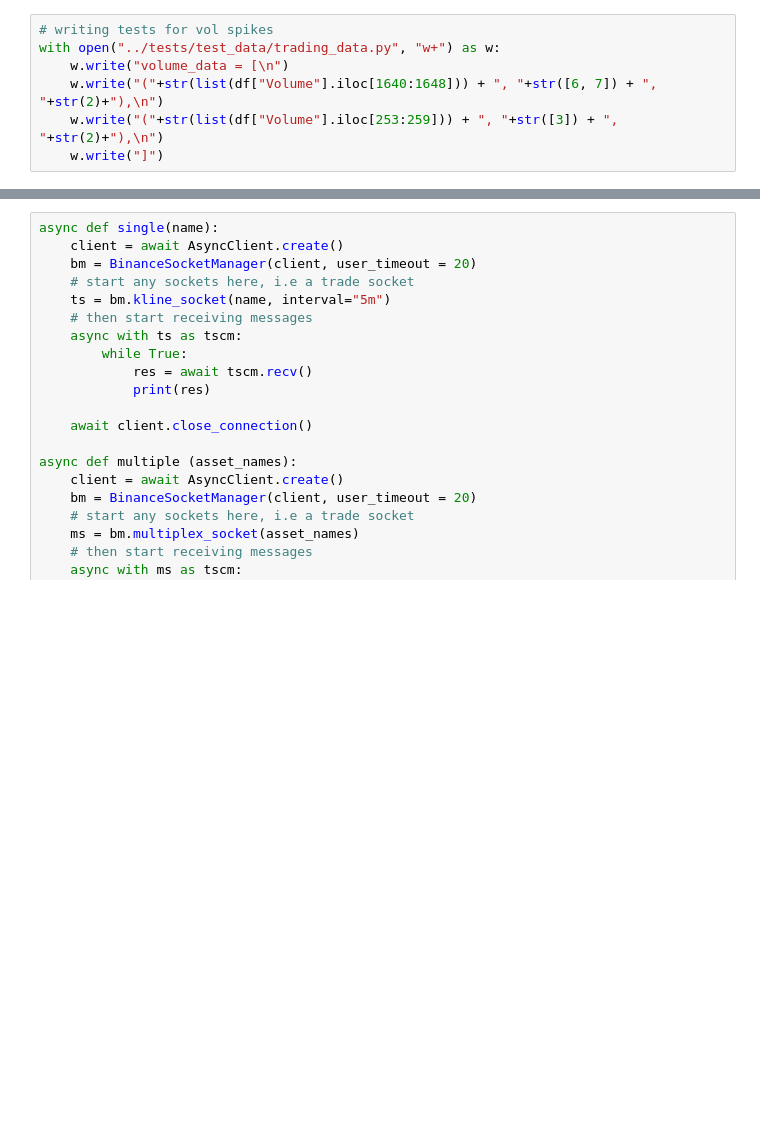
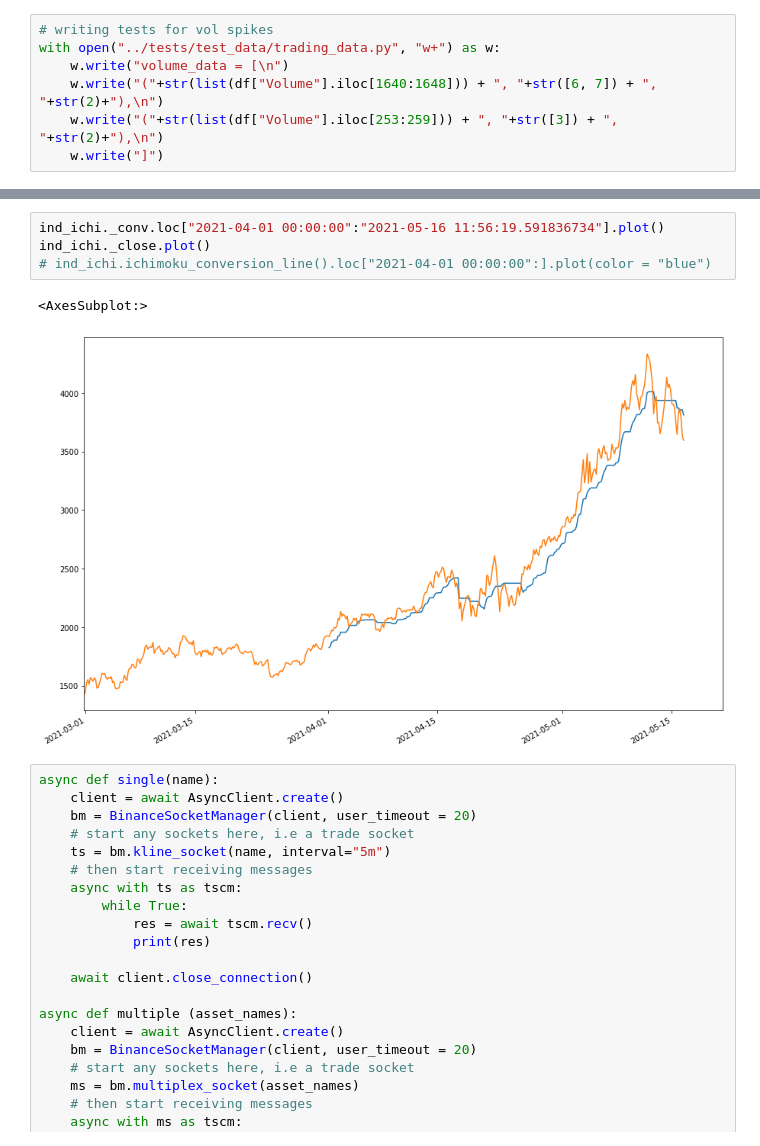
Before and after one commit to Empyr3an/Artha, a Jupyter notebook: notebooks/findata.ipynb, the cells around one changed output, grey strips where cells are left out. Saved outputs shown, nothing was run; the diff lists cells and outputs as text; blank space fills up the shorter version.

```diff
--- a/notebooks/findata.ipynb
+++ b/notebooks/findata.ipynb
@@ -230,3 +173,10 @@ iplot( fig, filename = 'candlestick-ichimoku' )
+# %%
+ind_ichi._conv.loc["2021-04-01 00:00:00":"2021-05-16 11:56:19.591836734"].plot()
+ind_ichi._close.plot()
+# ind_ichi.ichimoku_conversion_line().loc["2021-04-01 00:00:00":].plot(color = "blue")
+# %% [output]
+<AxesSubplot:>
+[figure, added]
 # %%
 async def single(name):
     client = await AsyncClient.create()
```
Also changed, not shown: parts of 9 cells of this notebook, 2 other files.
